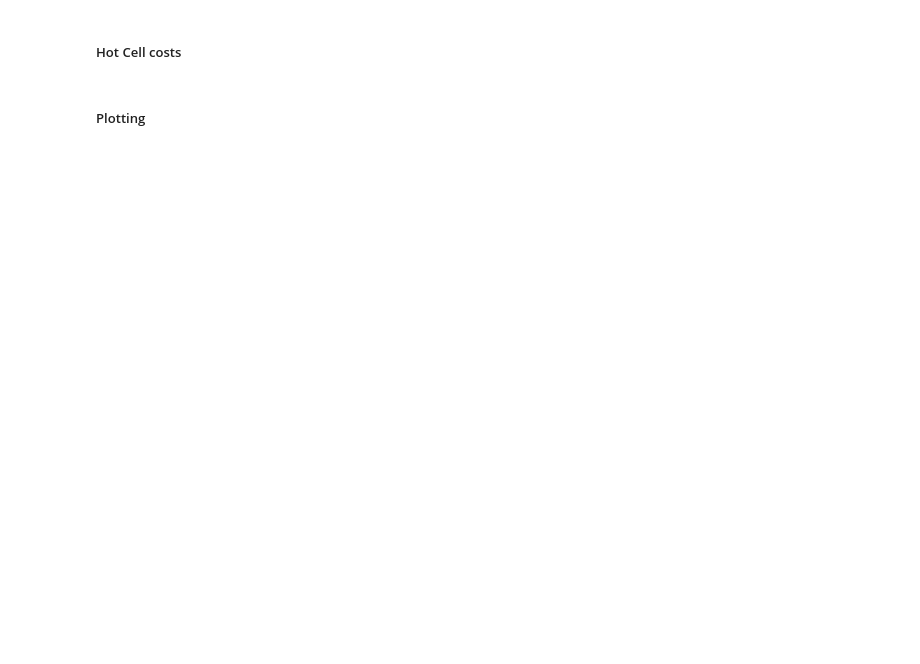
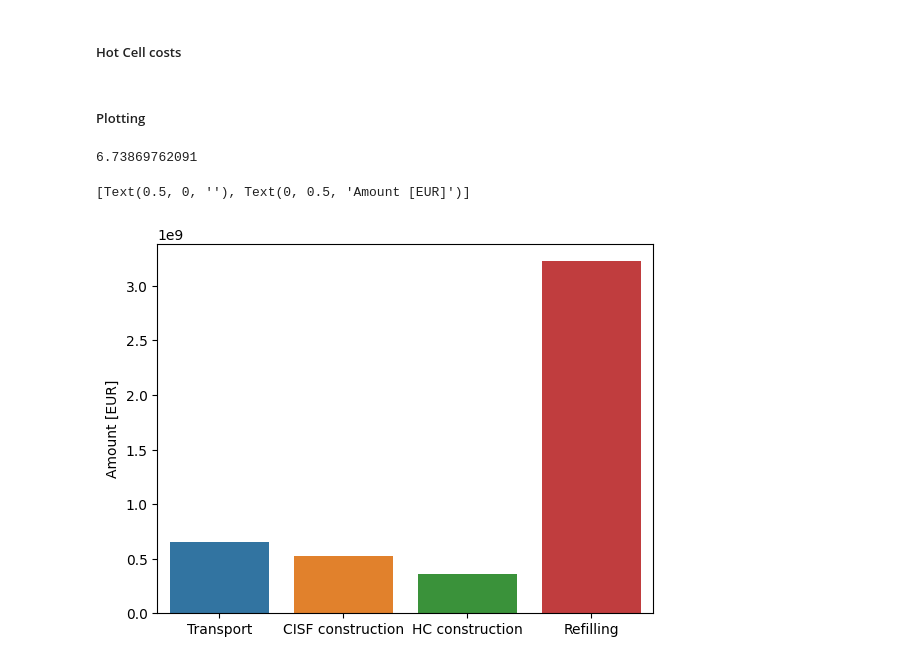
Before and after one commit to hzoerner/operations_oppenheimer, a Jupyter notebook: src/python/cost_analysis.ipynb, the cells around one changed output. Drawn from its saved outputs; the diff is of its cells as text; code cells hidden in the pictures; blank space fills up the shorter version.

```diff
--- a/src/python/cost_analysis.ipynb
+++ b/src/python/cost_analysis.ipynb
@@ -87,2 +97,9 @@ total_processing_costs = np.sum(nc_shipped["NC"]) * processing_cost
+# %%
+def get_hot_cell_construction_costs(hc: pd.DataFrame, config_data) -> float:
+    hc_construction_cost = config_data["hot_cells"]["construction_cost"]
+    return sum(hc["build"]) * hc_construction_cost[0]
+# %%
+def get_hot_cell_processing_costs(nc: pd.DataFrame, config_data) -> float:
+    return np.sum(nc["NC"]) * config_data["hot_cells"]["processing_cost"]
 # %% [markdown]
 ##### Plotting
@@ -113 +106,34 @@ costs = pd.DataFrame(rows)
+# %%
+def get_cost_df(snf, nc, distances, transport_factor, cisf, versions, hc, config_data) -> pd.DataFrame:
+    rows = []
+
+    rows.append({
+        "cost_center": "Transport",
+        "amount": get_transport_costs(snf, nc, distances, transport_factor)
+    })
+
+    rows.append({
+        "cost_center": "CISF construction",
+        "amount": get_cisf_construction_costs(cisf, versions)
+    })
+
+    rows.append({
+        "cost_center": "HC construction",
+        "amount": get_hot_cell_construction_costs(hc, config_data)
+    })
+
+    rows.append({
+        "cost_center": "Refilling",
+        "amount": get_hot_cell_processing_costs(nc, config_data)
+    })
+
+    costs = pd.DataFrame(rows)
+    costs["amount_in_billion"] = costs["amount"] / 1000000000
+
+    return costs
+# %%
+costs = get_cost_df(snf, nc, distances, transport_factor, cisf, versions, hc, config_data)
+np.sum(costs["amount_in_billion"])
+# %% [output]
+6.73869762091
 # %%
@@ -119,0 +154,9 @@ px.bar(costs,
+# %%
+ax = sns.barplot(data=costs,
+            x="cost_center",
+            y="amount",
+            hue="cost_center")
+ax.set(xlabel='', ylabel='Amount [EUR]')
+# %% [output]
+[Text(0.5, 0, ''), Text(0, 0.5, 'Amount [EUR]')]
+[figure, added]
```
Also changed, not shown: parts of 17 cells of this notebook, 1 other file.
